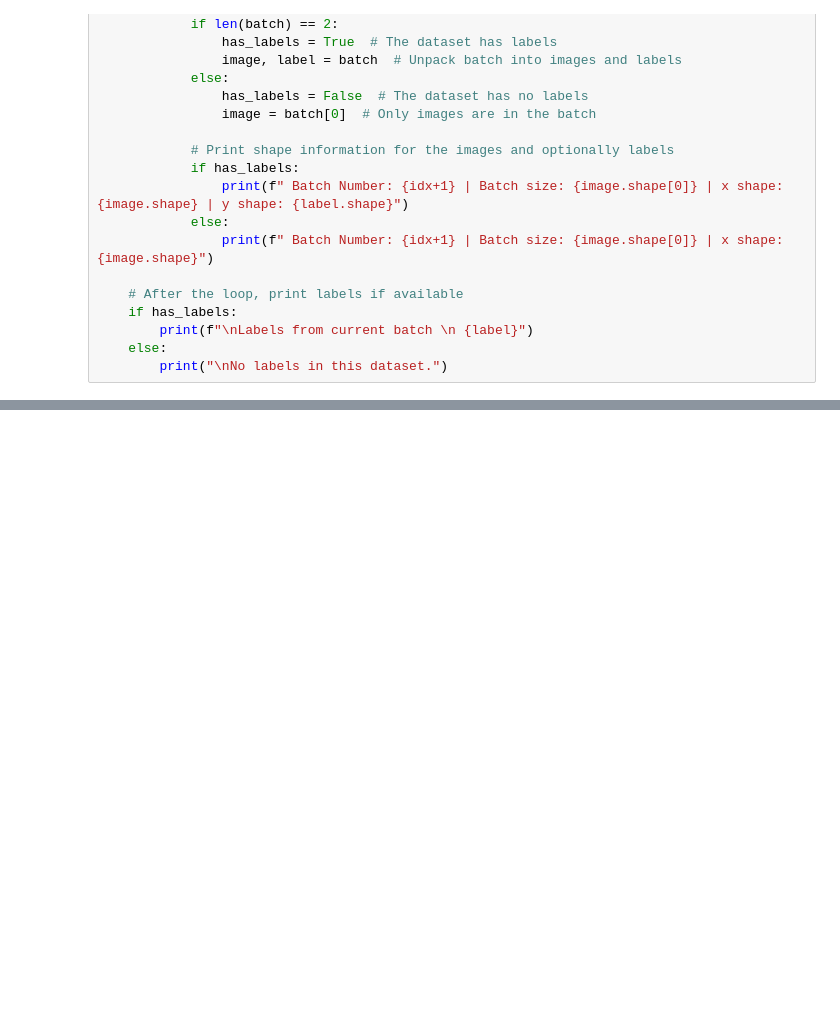
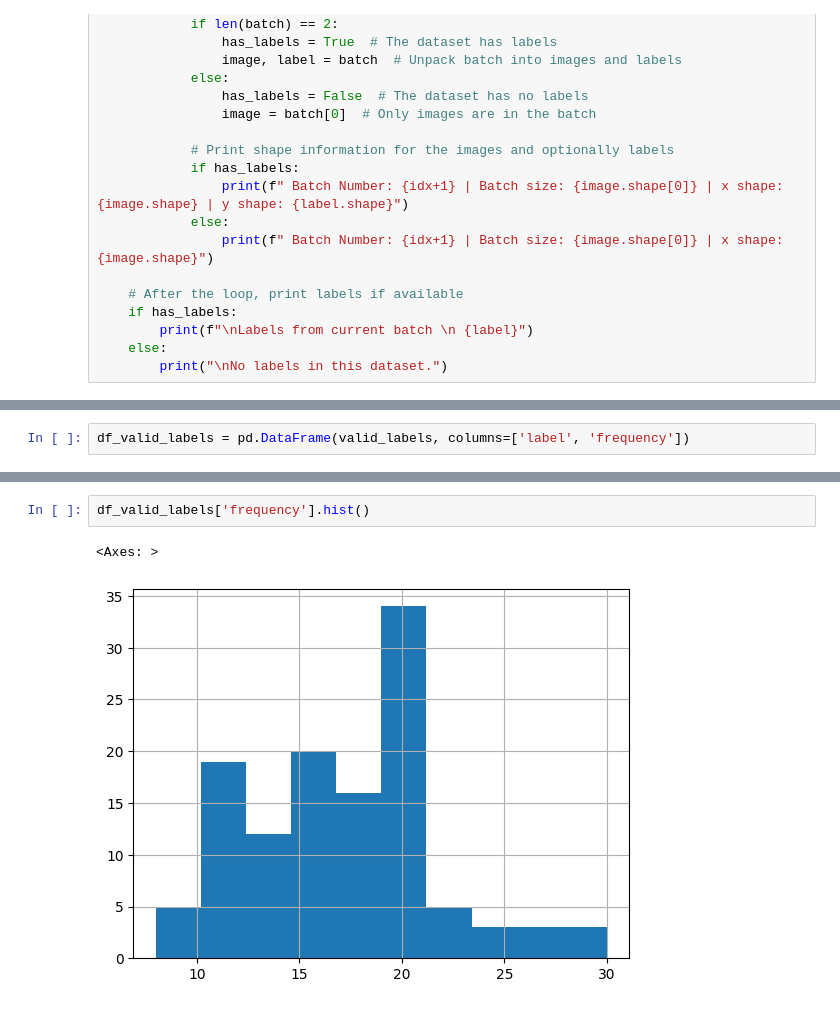
Before and after one commit to harikrishnad1997/BUAN_6382_Applied_DeepLearning, a Jupyter notebook: Class/Class - 3/4_ImageDatasets_DataLaoders.ipynb, the cells around one changed output, grey strips where cells are left out. Cells and saved outputs as stored; diff of their text form; blank space fills up the shorter version.

```diff
--- a/Class/Class - 3/4_ImageDatasets_DataLaoders.ipynb
+++ b/Class/Class - 3/4_ImageDatasets_DataLaoders.ipynb
@@ -772,0 +1252,2 @@ No labels in this dataset.
+# %%
+df_valid_labels = pd.DataFrame(valid_labels, columns=['label', 'frequency'])
@@ -772,0 +1274,5 @@ No labels in this dataset.
+# %%
+df_valid_labels['frequency'].hist()
+# %% [output]
+<Axes: >
+[figure, added]
```
Also changed, not shown: parts of 90 cells of this notebook, 14 other files.
